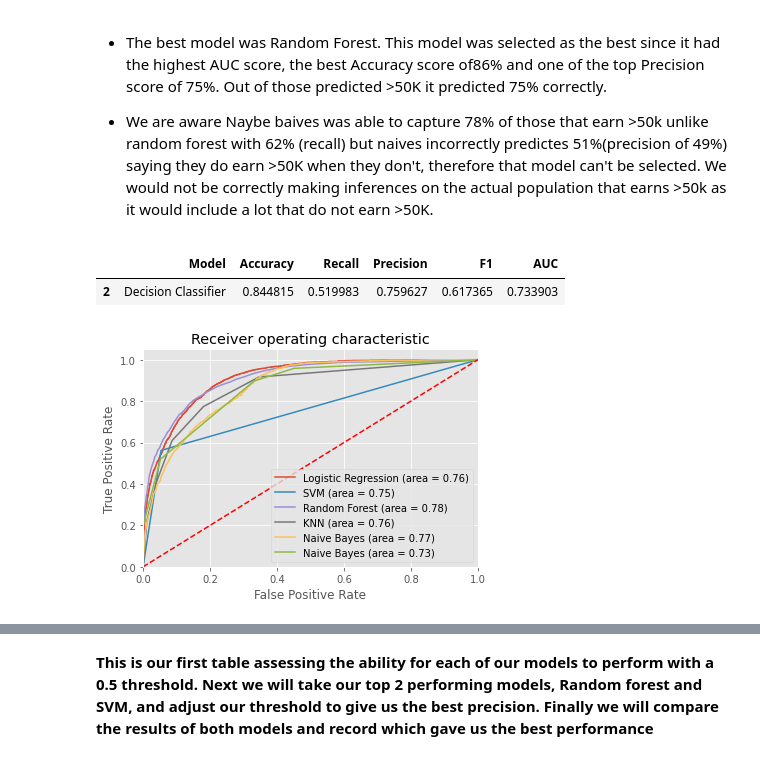
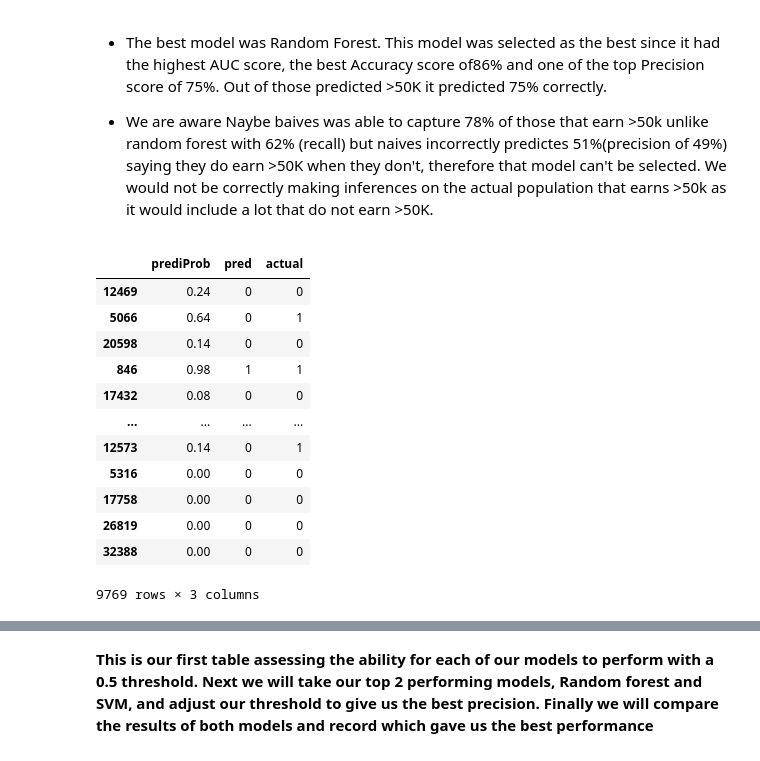
Before and after one commit to lauraah10/MachineLearning_Projects, a Jupyter notebook: KB_DN_LA_Lab2_DS7331.ipynb, the cells around one changed output, grey strips where cells are left out. Saved outputs shown, nothing was run; the diff lists cells and outputs as text; code cells hidden in the pictures.

```diff
--- a/KB_DN_LA_Lab2_DS7331.ipynb
+++ b/KB_DN_LA_Lab2_DS7331.ipynb
@@ -632,40 +656,3 @@ results_1 = pd.DataFrame(model_results , columns=['Model','Accuracy','Recall','P
 Out of those predicted >50K it predicted 75% correctly.
 
 + We are aware Naybe baives was able to capture 78% of those that earn >50k unlike random forest with 62% (recall) but naives incorrectly predictes 51%(precision of 49%) saying they do earn >50K when they don't, therefore that model can't be selected. We would not be correctly making inferences on the actual population that earns >50k as it would include a lot that do not earn >50K.
-# %%
-results_1[2:3]
-# %% [output]
-|  | Model | Accuracy | Recall | Precision | F1 | AUC |
-| 2 | Decision Classifier | 0.844815 | 0.519983 | 0.759627 | 0.617365 | 0.733903 |
-# %%
-#AUC ROC curve
-from sklearn.metrics import roc_auc_score
-from sklearn.metrics import roc_curve
-
-#logit_roc_auc = roc_auc_score(y_test, lr.predict(X_test_scaled))
-fpr, tpr, thresholds = roc_curve(y_test, lr.predict_proba(X_test_scaled)[:,1])
-fpr2, tpr2, thresholds2 = roc_curve(y_test, svm_clf.predict(X_test_scaled))
-fpr3, tpr3, thresholds3 = roc_curve(y_test, rfcl.predict_proba(X_test_scaled)[:,1])
-fpr4, tpr4, thresholds4 = roc_curve(y_test, clf.predict_proba(X_test_scaled)[:,1])
-fpr5, tpr5, thresholds5 = roc_curve(y_test, bern.predict_proba(X_test_scaled)[:,1])
-fpr6, tpr6, thresholds6 = roc_curve(y_test, dTreeR.predict_proba(X_test_scaled)[:,1])
-
-plt.figure()
-plt.plot(fpr, tpr, label='Logistic Regression (area = %0.2f)' % logit_roc_auc)
-plt.plot(fpr2, tpr2, label='SVM (area = %0.2f)' % results_1[1:2]["AUC"])
-plt.plot(fpr3, tpr3, label='Random Forest (area = %0.2f)' % results_1[3:4]["AUC"])
-plt.plot(fpr4, tpr4, label='KNN (area = %0.2f)' % results_1[5:6]["AUC"])
-plt.plot(fpr5, tpr5, label='Naive Bayes (area = %0.2f)' % results_1[4:5]["AUC"])
-plt.plot(fpr6, tpr6, label='Naive Bayes (area = %0.2f)' % results_1[2:3]["AUC"])
-
-plt.plot([0, 1], [0, 1],'r--')
-plt.xlim([0.0, 1.0])
-plt.ylim([0.0, 1.05])
-plt.xlabel('False Positive Rate')
-plt.ylabel('True Positive Rate')
-plt.title('Receiver operating characteristic')
-plt.legend(loc="lower right")
-plt.savefig('Log_ROC')
-plt.show()
-# %% [output]
-[figure, removed]
@@ -671,0 +668,18 @@ plt.show()
+# %%
+predsrf = np.where(rfcl.predict_proba(X_test_scaled)[:,1] > 0.7, 1, 0)
+prob_rf=pd.DataFrame({"prediProb":rfcl.predict_proba(X_test_scaled)[:,1], "pred": predsrf, "actual":y_test})
+prob_rf
+# %% [output]
+|  | prediProb | pred | actual |
+| 12469 | 0.24 | 0 | 0 |
+| 5066 | 0.64 | 0 | 1 |
+| 20598 | 0.14 | 0 | 0 |
+| 846 | 0.98 | 1 | 1 |
+| 17432 | 0.08 | 0 | 0 |
+| ... | ... | ... | ... |
+| 12573 | 0.14 | 0 | 1 |
+| 5316 | 0.00 | 0 | 0 |
+| 17758 | 0.00 | 0 | 0 |
+| 26819 | 0.00 | 0 | 0 |
+| 32388 | 0.00 | 0 | 0 |
+9769 rows × 3 columns
```
Also changed, not shown: parts of 22 cells of this notebook.
